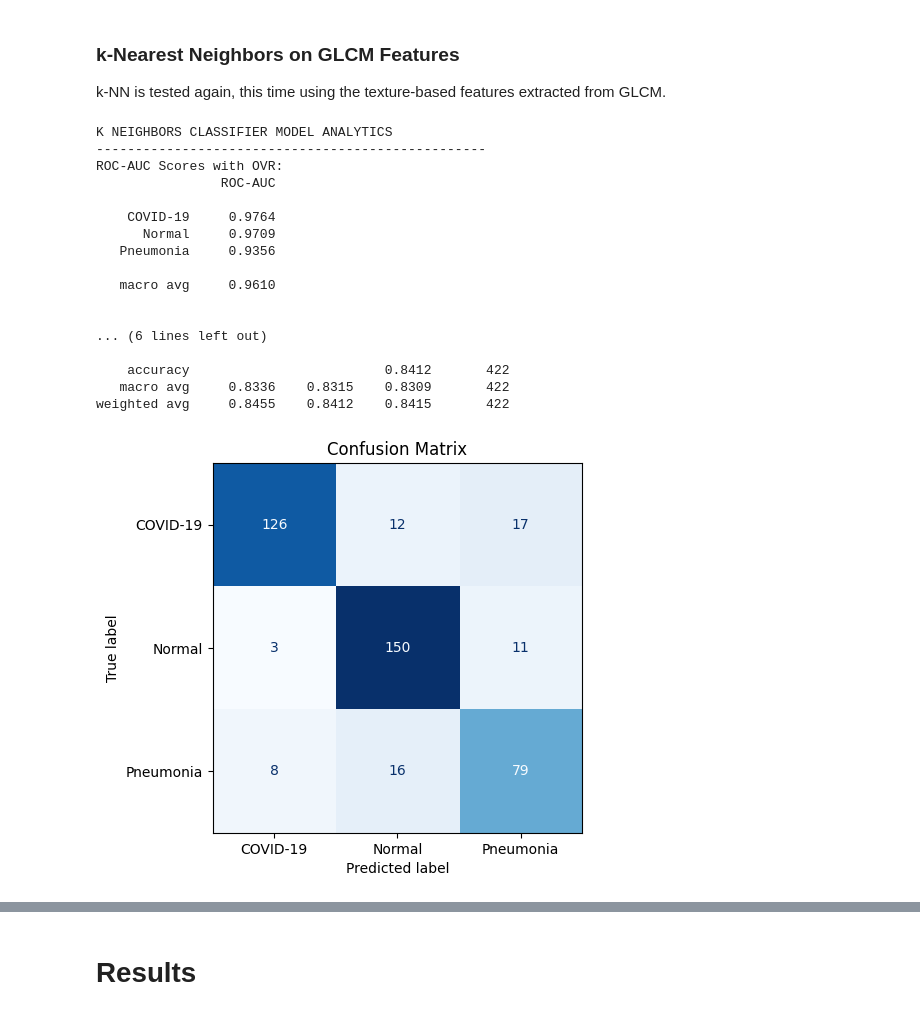
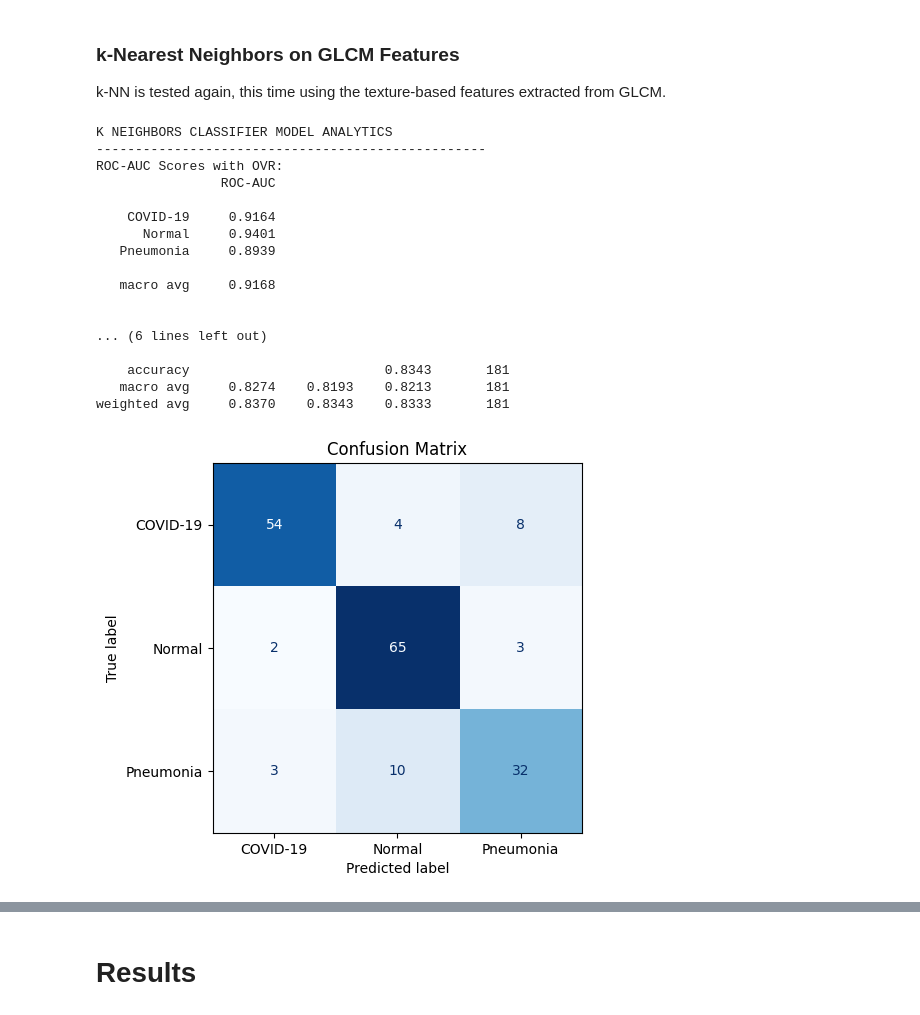
Before and after one commit to bdog18/ChestXRayClassifier, a Jupyter notebook: main.ipynb, the cells around one changed output, grey strips where cells are left out. Drawn from its saved outputs; the diff is of its cells as text; code cells hidden in the pictures.

```diff
--- a/main.ipynb
+++ b/main.ipynb
@@ -744,7 +995,7 @@ weighted avg     0.8207    0.8177    0.8154       181
 param_grid = {
     'max_depth': range(5, 101, 5),
     'max_features': ['sqrt', 'log2'],
-    'n_estimators': range(50, 301, 5)
+    'n_estimators': range(50, 151, 5)
 }
 
 grid_search = GridSearchCV(
@@ -870,0 +1253,7 @@ weighted avg     0.8580    0.8578    0.8567       422
+# %%
+best_features = [feature_names[i] for i in perm_indices[:10]]
+print(f"Best features: {best_features}")
+
+# slice to 10 best features of X_train and X_test (y_train and y_test are uneffected)
+X_train_glcm_svc = X_train_glcm[:, perm_indices[:10]].copy()
+X_test_glcm_svc = X_test_glcm[:, perm_indices[:10]].copy()
@@ -870,0 +1262,29 @@ weighted avg     0.8580    0.8578    0.8567       422
+# %%
+# Finer grid search around best values
+fine_param_grid = {
+    'C': np.logspace(2, 4, 10),  # Values between 100 and 10000
+    'gamma': np.logspace(-4, -2, 10),  # Values around 0.001
+    'kernel': ['rbf'],
+    'class_weight': [None, 'balanced']  # Try with class weighting
+}
+
+fine_svm_gridsearch = GridSearchCV(
+    svc_glcm,
+    fine_param_grid,
+    cv=5,
+    scoring='f1_macro',
+    n_jobs=-1,
+    verbose=0
+)
+
+fine_svm_gridsearch.fit(X_train_glcm_svc, y_train_glcm)
+
+print("Optimal Hyperparameters:")
+print(fine_svm_gridsearch.best_params_)
+
+print(f"\nOptimal F1-macro score: {fine_svm_gridsearch.best_score_}")
+
+# Set best estimator as model
+svc_glcm_top_10 = fine_svm_gridsearch.best_estimator_
+# Get Results from Model
+get_model_analytics(svc_glcm_top_10, X_test_glcm_svc, y_test_glcm)
@@ -874,30 +1313,30 @@ k-NN is tested again, this time using the texture-based features extracted from
 # %%
 from sklearn.neighbors import KNeighborsClassifier
 
-knn_glcm = KNeighborsClassifier(n_neighbors=5)
+knn_glcm = KNeighborsClassifier()
 
 # Train the classifier
 knn_glcm.fit(X_train_glcm, y_train_glcm)
 # Get Results from Model
-get_model_analytics(knn_glcm, X_train_glcm, y_train_glcm)
+get_model_analytics(knn_glcm, X_test_glcm, y_test_glcm)
 # %% [output]
 K NEIGHBORS CLASSIFIER MODEL ANALYTICS
 --------------------------------------------------
 ROC-AUC Scores with OVR:
                 ROC-AUC
 
-    COVID-19     0.9764
-      Normal     0.9709
-   Pneumonia     0.9356
+    COVID-19     0.9164
+      Normal     0.9401
+   Pneumonia     0.8939
 
-   macro avg     0.9610
+   macro avg     0.9168
 
 
 ... (6 lines left out)
 
-    accuracy                         0.8412       422
-   macro avg     0.8336    0.8315    0.8309       422
-weighted avg     0.8455    0.8412    0.8415       422
+    accuracy                         0.8343       181
+   macro avg     0.8274    0.8193    0.8213       181
+weighted avg     0.8370    0.8343    0.8333       181
-[figure, old version]
+[figure, new version]
 # %%
 param_grid = {
```
Also changed, not shown: parts of 36 cells of this notebook.
